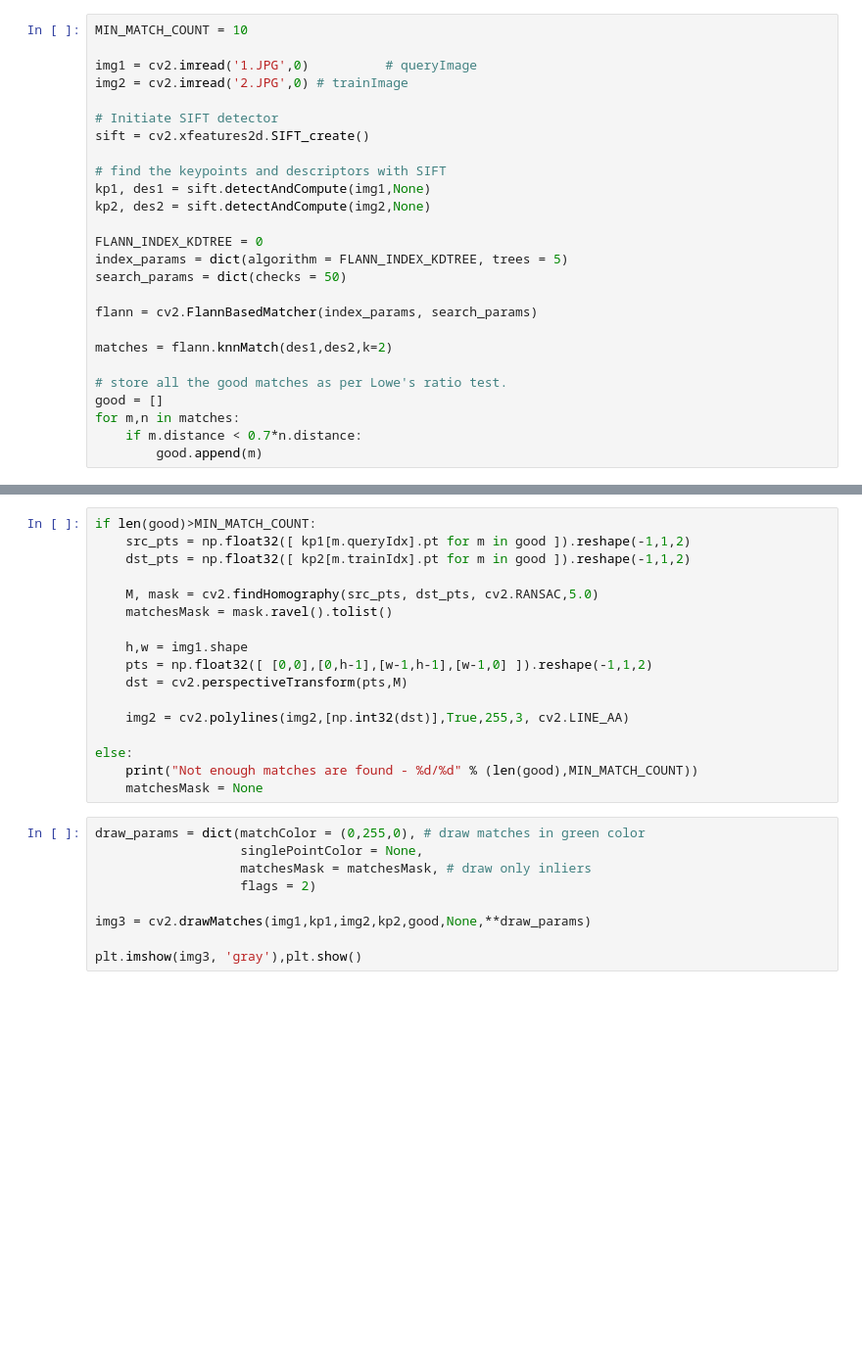
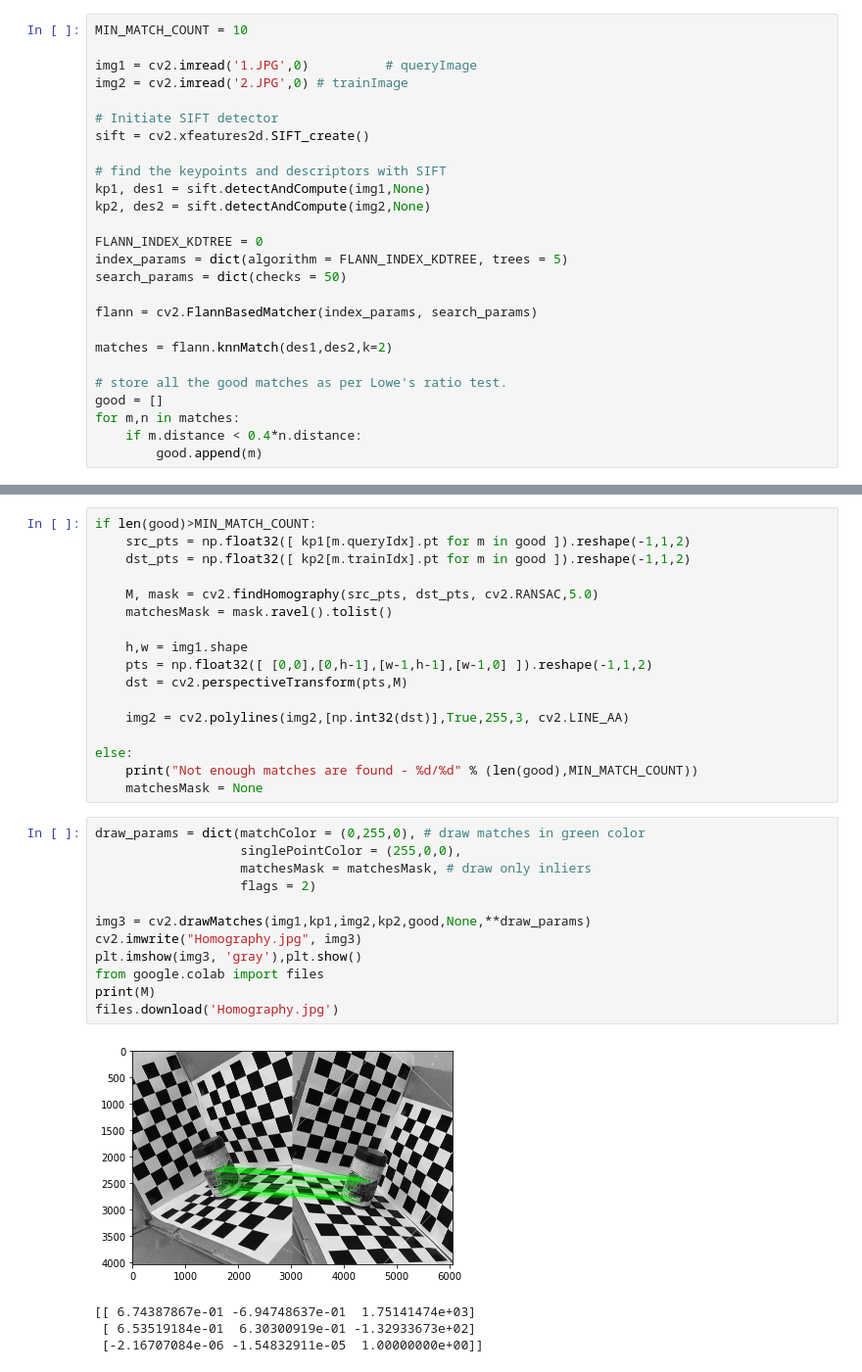
Before and after one commit to wzh1998/CVPR-Learning, a Jupyter notebook: Homography.ipynb, the cells around one changed output, grey strips where cells are left out. Shown at 98% size. Drawn from its saved outputs; the diff is of its cells as text; blank space fills up the shorter version.

```diff
--- a/Homography.ipynb
+++ b/Homography.ipynb
@@ -35,5 +41,5 @@ matches = flann.knnMatch(des1,des2,k=2)
 # store all the good matches as per Lowe's ratio test.
 good = []
 for m,n in matches:
-    if m.distance < 0.7*n.distance:
+    if m.distance < 0.4*n.distance:
         good.append(m)
@@ -58,10 +62,18 @@ else:
     matchesMask = None
 # %%
 draw_params = dict(matchColor = (0,255,0), # draw matches in green color
-                   singlePointColor = None,
+                   singlePointColor = (255,0,0),
                    matchesMask = matchesMask, # draw only inliers
                    flags = 2)
 
 img3 = cv2.drawMatches(img1,kp1,img2,kp2,good,None,**draw_params)
-
+cv2.imwrite("Homography.jpg", img3)
 plt.imshow(img3, 'gray'),plt.show()
+from google.colab import files
+print(M)
+files.download('Homography.jpg')
+# %% [output]
+[figure, added]
+[[ 6.74387867e-01 -6.94748637e-01  1.75141474e+03]
+ [ 6.53519184e-01  6.30300919e-01 -1.32933673e+02]
+ [-2.16707084e-06 -1.54832911e-05  1.00000000e+00]]
```
Also changed, not shown: parts of 3 cells of this notebook.
